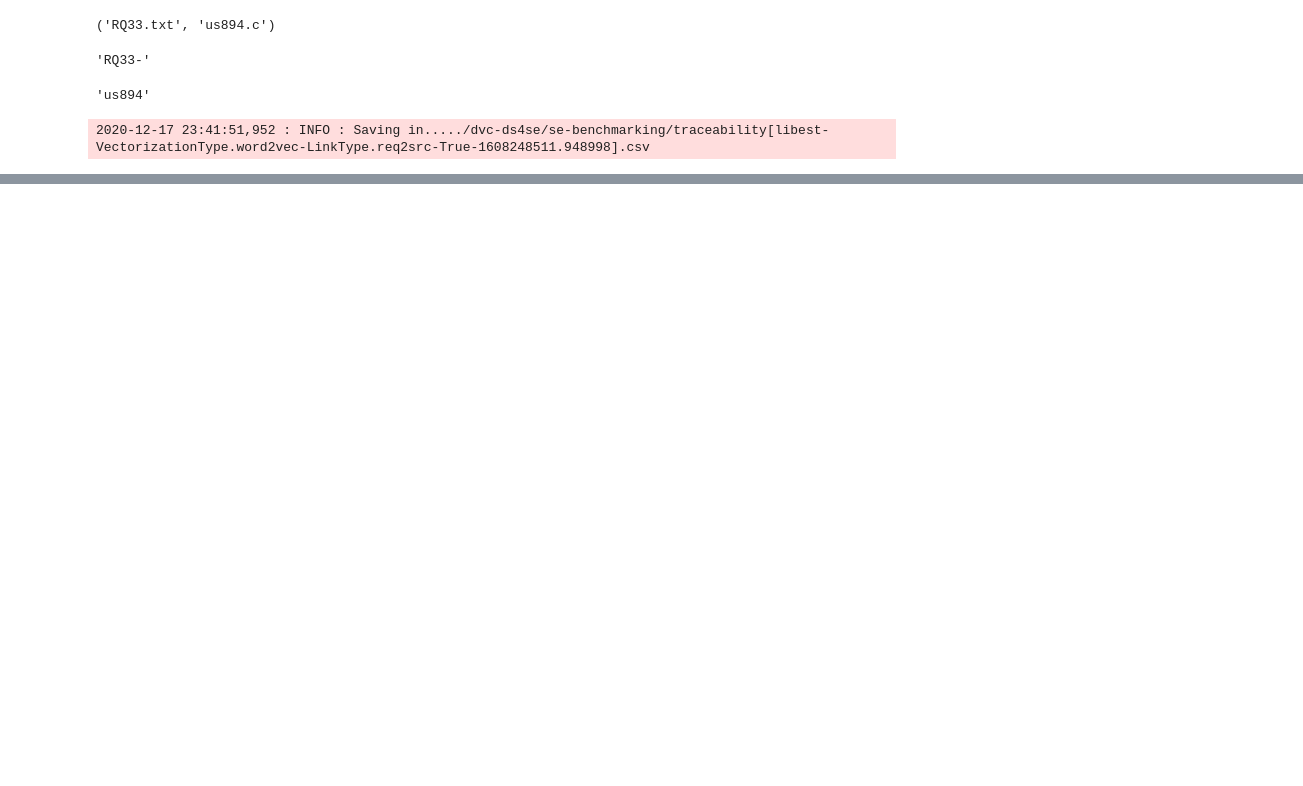
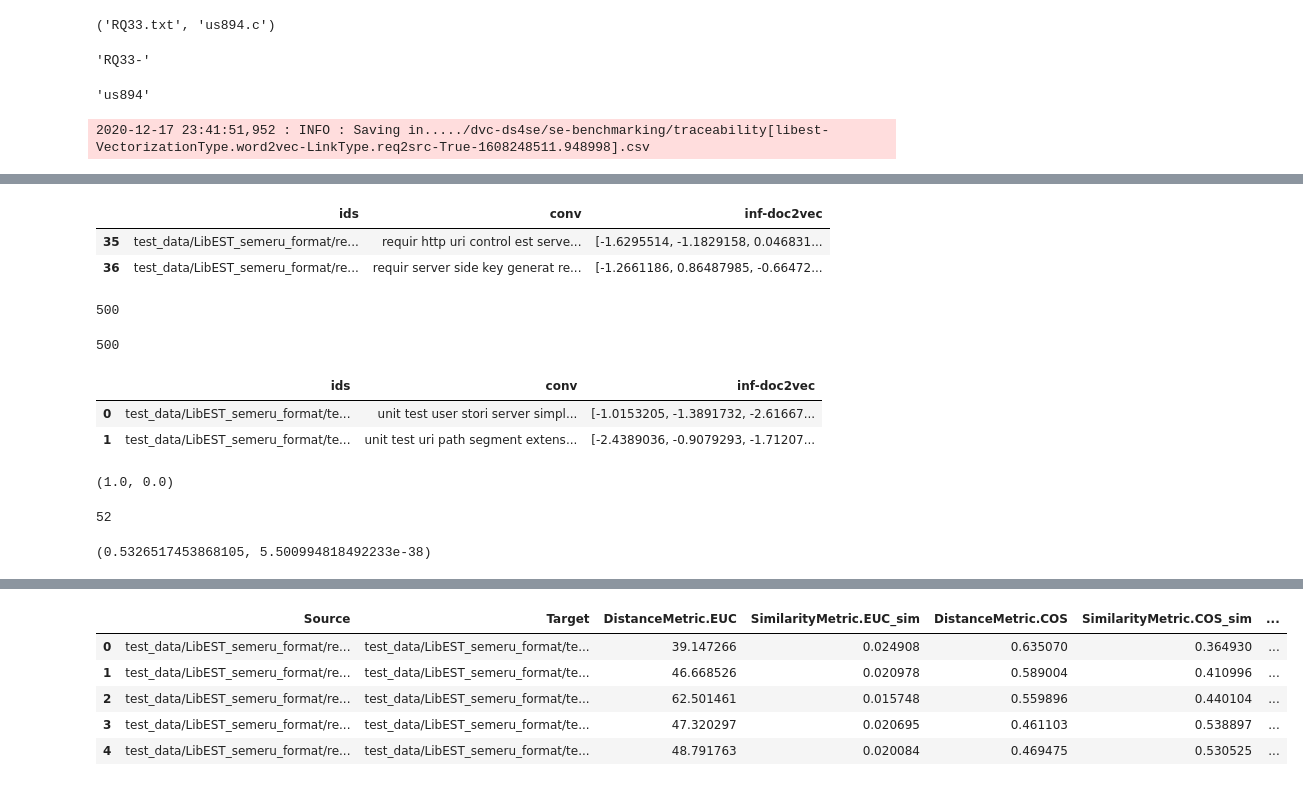
Before and after one commit to WM-SEMERU/ds4se, a Jupyter notebook: nbs/4.0_mining.ir.ipynb, the cells around one changed output, grey strips where cells are left out. Saved outputs shown, nothing was run; the diff lists cells and outputs as text; code cells hidden in the pictures; blank space fills up the shorter version.

```diff
--- a/nbs/4.0_mining.ir.ipynb
+++ b/nbs/4.0_mining.ir.ipynb
@@ -1192,0 +1329,41 @@ df_glinks[df_glinks["Linked?"] == 0]
+# %%
+doc2vec.df_inferred_src.head(2)
+# %% [output]
+|  | ids | conv | inf-doc2vec |
+| 35 | test_data/LibEST_semeru_format/re... | requir http uri control est serve... | [-1.6295514, -1.1829158, 0.046831... |
+| 36 | test_data/LibEST_semeru_format/re... | requir server side key generat re... | [-1.2661186, 0.86487985, -0.66472... |
+# %%
+len(doc2vec.df_inferred_src['inf-doc2vec'].values[35])
+# %% [output]
+500
+# %%
+len(doc2vec.df_inferred_src['inf-doc2vec'].values[36])
+# %% [output]
+500
+# %%
+#test_inferDoc2Vec_trg = inferDoc2Vec(df_target)
+#test_inferDoc2Vec_trg.head()
+doc2vec.df_inferred_trg.head(2)
+# %% [output]
+|  | ids | conv | inf-doc2vec |
+| 0 | test_data/LibEST_semeru_format/te... | unit test user stori server simpl... | [-1.0153205, -1.3891732, -2.61667... |
+| 1 | test_data/LibEST_semeru_format/te... | unit test uri path segment extens... | [-2.4389036, -0.9079293, -1.71207... |
+# %%
+#tst correlation
+pearsonr(doc2vec.df_inferred_trg['inf-doc2vec'][0], doc2vec.df_inferred_trg['inf-doc2vec'][0])
+# %% [output]
+(1.0, 0.0)
+# %%
+len(doc2vec.df_inferred_src['inf-doc2vec'])
+# %% [output]
+52
+# %%
+pearsonr(doc2vec.df_inferred_trg['inf-doc2vec'][0], doc2vec.df_inferred_src['inf-doc2vec'][35])
+# %% [output]
+(0.5326517453868105, 5.500994818492233e-38)
+# %%
+#[step 2]NonGroundTruth Computation
+metric_l = [DistanceMetric.EUC,DistanceMetric.COS,DistanceMetric.MAN, SimilarityMetric.Pearson]
+doc2vec.ComputeDistanceArtifacts( sampling=True, samples = 50, metric_list = metric_l )
+doc2vec.df_nonground_link.head()
+# %% [output]
@@ -1192,0 +1387,6 @@ df_glinks[df_glinks["Linked?"] == 0]
+|  | Source | Target | DistanceMetric.EUC | SimilarityMetric.EUC_sim | DistanceMetric.COS | SimilarityMetric.COS_sim | ... |
+| 0 | test_data/LibEST_semeru_format/re... | test_data/LibEST_semeru_format/te... | 39.147266 | 0.024908 | 0.635070 | 0.364930 | ... |
+| 1 | test_data/LibEST_semeru_format/re... | test_data/LibEST_semeru_format/te... | 46.668526 | 0.020978 | 0.589004 | 0.410996 | ... |
+| 2 | test_data/LibEST_semeru_format/re... | test_data/LibEST_semeru_format/te... | 62.501461 | 0.015748 | 0.559896 | 0.440104 | ... |
+| 3 | test_data/LibEST_semeru_format/re... | test_data/LibEST_semeru_format/te... | 47.320297 | 0.020695 | 0.461103 | 0.538897 | ... |
+| 4 | test_data/LibEST_semeru_format/re... | test_data/LibEST_semeru_format/te... | 48.791763 | 0.020084 | 0.469475 | 0.530525 | ... |
```
Also changed, not shown: parts of 22 cells of this notebook, 3 other files.
